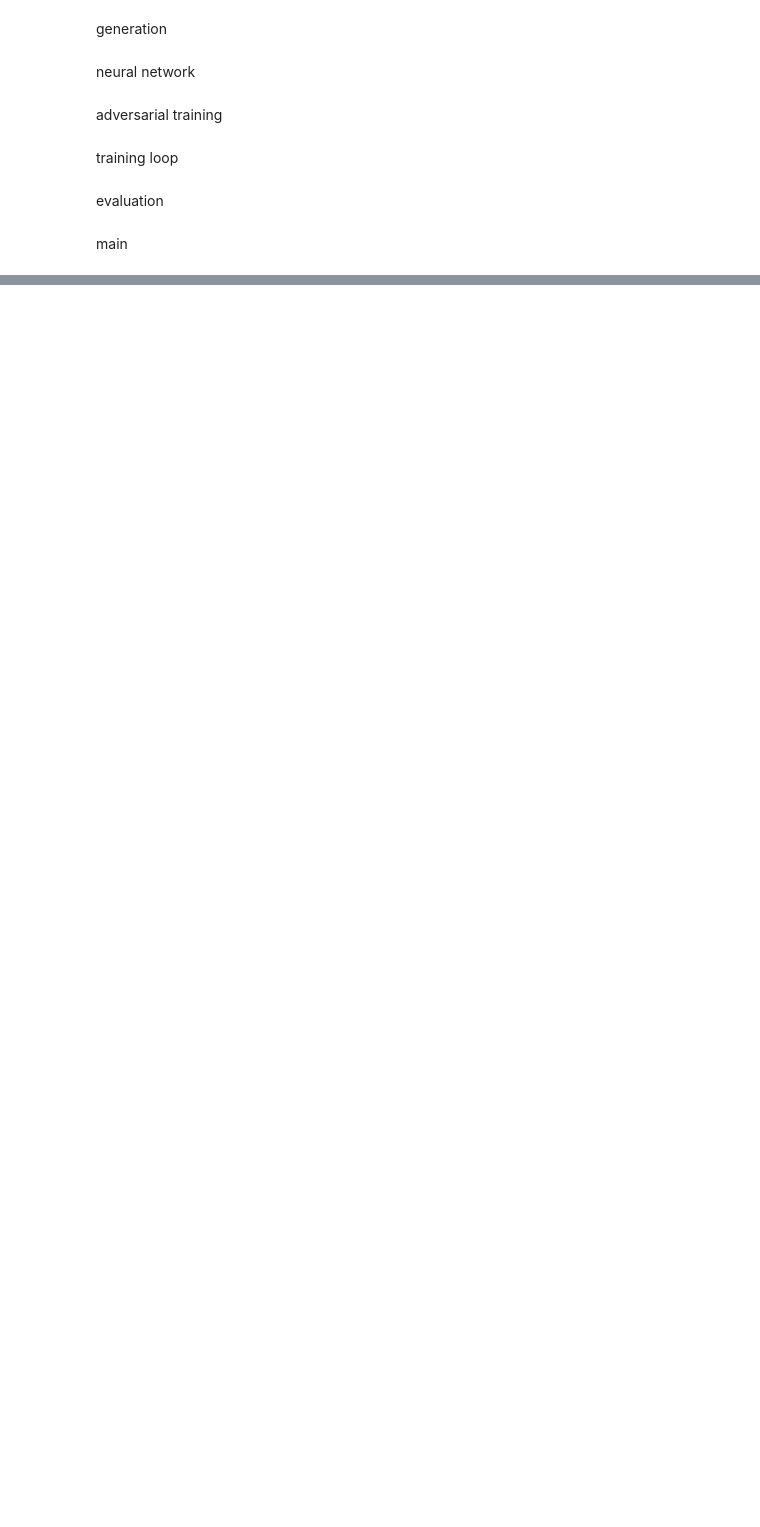
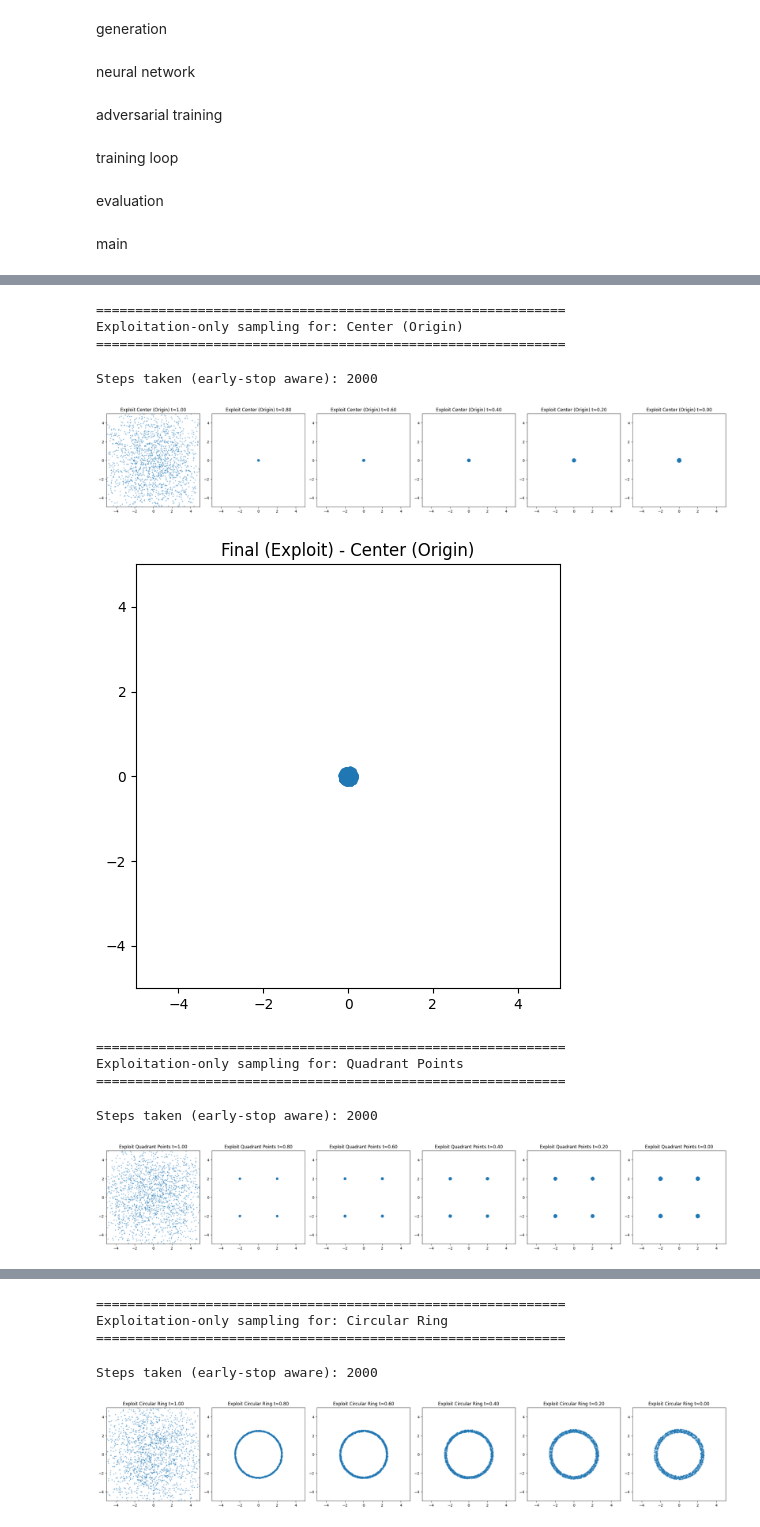
Before and after one commit to hlu2413/fkc-diffusion, a Jupyter notebook: notebooks/fkc_reward_nn.ipynb, the cells around one changed output, grey strips where cells are left out. Cells and saved outputs as stored; diff of their text form; code cells hidden in the pictures; blank space fills up the shorter version.

Commit message:
on reward sampling using fkc

```diff
--- a/notebooks/fkc_reward_nn.ipynb
+++ b/notebooks/fkc_reward_nn.ipynb
@@ -576,0 +702,17 @@ MAE: 242.017376
+# %%
+# Cell: Early stopping utilities (fix unmatched ')')
+
+from collections import deque
+
+def should_early_stop(delta_queue, grad_queue,
+					  delta_tol=2e-3, grad_tol=5e-3, patience=20):
+	"""
+	Stop if recent average displacement and average grad-norm both small.
+	- delta_queue: deque of mean per-step displacements
+	- grad_queue:  deque of mean grad norms
+	"""
+	if len(delta_queue) < patience or len(grad_queue) < patience:
+		return False
+	avg_delta = float(jnp.mean(jnp.array(delta_queue)))
+	avg_grad = float(jnp.mean(jnp.array(grad_queue)))
+	return (avg_delta < delta_tol) and (avg_grad < grad_tol)
@@ -576,0 +825,38 @@ MAE: 242.017376
+# %%
+# Exploit-all: run for all rewards, independent of previous sections
+
+rng = random.PRNGKey(seed)
+
+for reward_name, (reward_func, grad_reward_func) in REWARD_REGISTRY.items():
+	print("\n" + "="*60)
+	print(f"Exploitation-only sampling for: {reward_name}")
+	print("="*60)
+
+	rng, x_traj, steps_taken = run_exploitation_with_early_stop(
+		rng=rng,
+		reward_func=reward_func,
+		grad_reward_func=grad_reward_func,
+		batch_size=batch_size,
+		num_steps_max=num_steps_max,
+		dt=dt,
+		T_max=T_max,
+		init_std=init_std,
+		patience=25
+	)
+
+	print(f"Steps taken (early-stop aware): {steps_taken}")
+
+	plot_exploit_evolution(x_traj, title_prefix=f"Exploit {reward_name}")
+	plot_exploit_final(x_traj, title=f"Final (Exploit) - {reward_name}")
+# %% [output]
+============================================================
+Exploitation-only sampling for: Center (Origin)
+============================================================
+Steps taken (early-stop aware): 2000
+[figure, added]
+[figure, added]
+============================================================
+Exploitation-only sampling for: Quadrant Points
+============================================================
+Steps taken (early-stop aware): 2000
+[figure, added]
@@ -576,0 +864,5 @@ MAE: 242.017376
+============================================================
+Exploitation-only sampling for: Circular Ring
+============================================================
+Steps taken (early-stop aware): 2000
+[figure, added]
```
Also changed, not shown: parts of 14 cells of this notebook.
